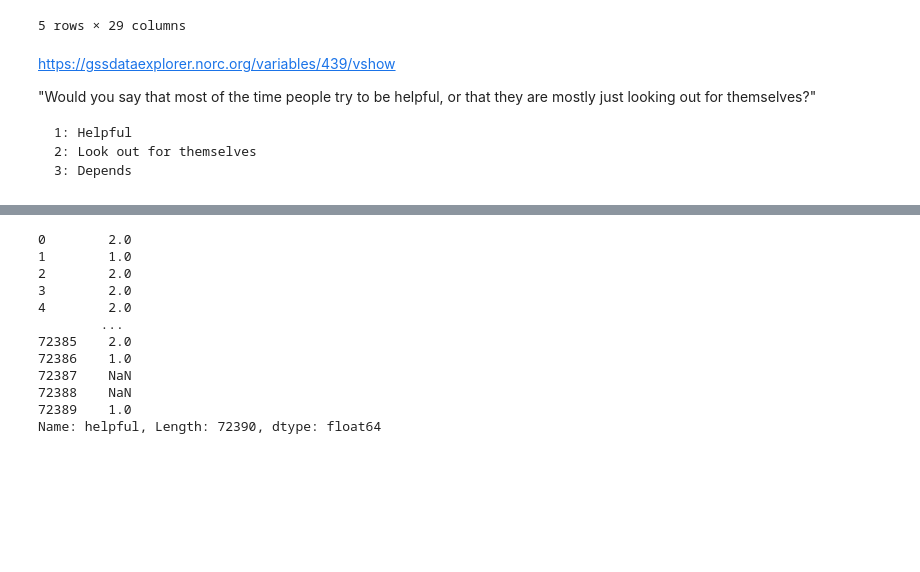
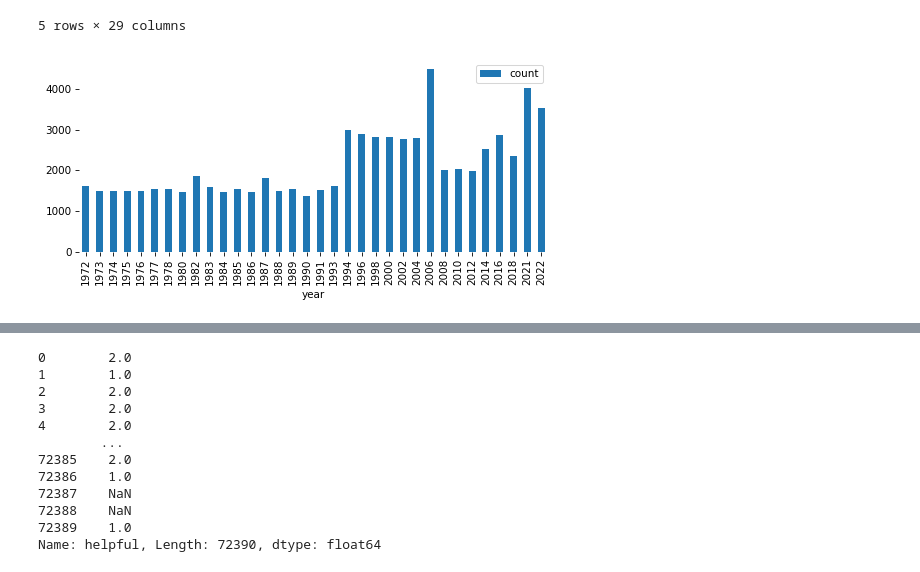
Before and after one commit to AllenDowney/SurveyDataPandas, a Jupyter notebook: simpson.ipynb, the cells around one changed output, grey strips where cells are left out. Saved outputs shown, nothing was run; the diff lists cells and outputs as text; code cells hidden in the pictures; blank space fills up the shorter version.

````diff
--- a/simpson.ipynb
+++ b/simpson.ipynb
@@ -72,14 +104,3 @@ gss.head()
 | 3 | 24.0 | 2.0 | NaN | 2.0 | 1948.0 | 1.0 | 12.0 | 1.0 | NaN | NaN | ... | ... |
 | 4 | 21.0 | 7.0 | NaN | 3.0 | 1951.0 | 1.0 | 12.0 | 1.0 | NaN | NaN | ... | ... |
 5 rows × 29 columns
-# %% [markdown]
-
-https://gssdataexplorer.norc.org/variables/439/vshow
-
-"Would you say that most of the time people try to be helpful, or that they are mostly just looking out for themselves?"
-
-```
-1: Helpful
-2: Look out for themselves
-3: Depends
-```
@@ -93,0 +117,5 @@ ylabel = "Percent saying 'helpful'"
+# %%
+value_counts(gss['year']).plot(kind='bar')
+decorate()
+# %% [output]
+[figure, added]
````
Also changed, not shown: parts of 39 cells of this notebook.
